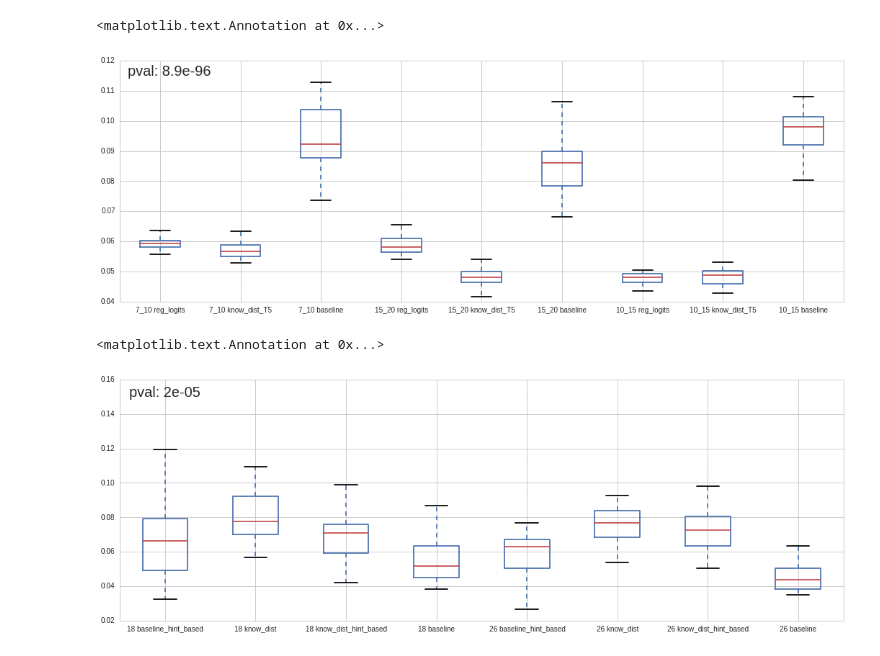
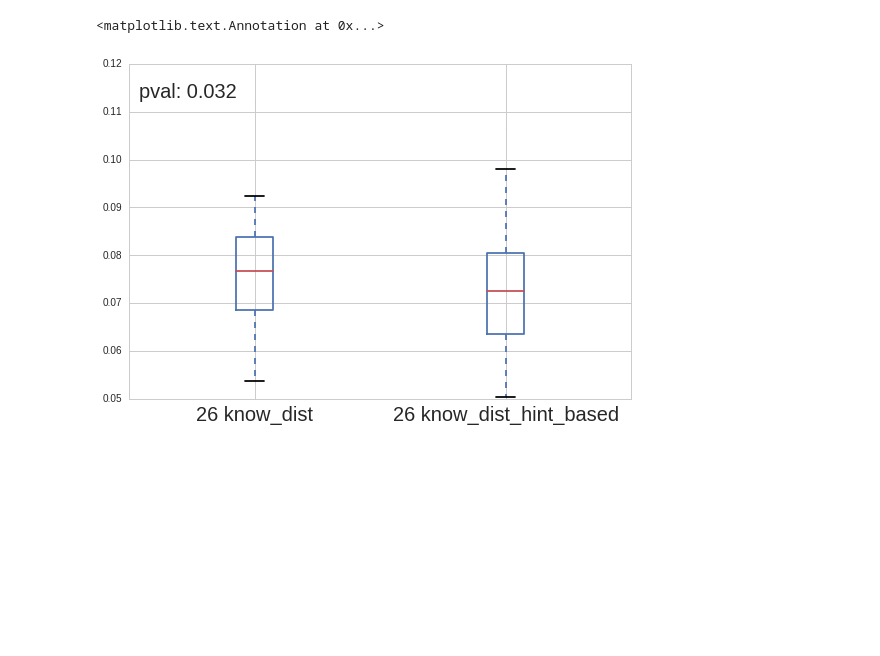
Before and after one commit to dmancevo/CompressingDeepConvNets, a Jupyter notebook: Plots/Statistical Analysis (err logs).ipynb, the cells around one changed output. Drawn from its saved outputs; the diff is of its cells as text; code cells hidden in the pictures; blank space fills up the shorter version.

```diff
--- a/Plots/Statistical Analysis (err logs).ipynb
+++ b/Plots/Statistical Analysis (err logs).ipynb
@@ -92,0 +156,18 @@ ax.annotate('pval: {0:.2g}'.format(p_val), (0.6,0.33), fontsize=20)
+# %%
+plt.rcParams['figure.figsize'] = (9, 6)
+
+reg  = re.compile(r'Top_Down student_2 (26 \w+).*')
+reg2 = re.compile(r'Top_Down student_2 \d\d \w+hint_based$.*')
+#reg2 = re.compile(r'Top_Down student_2 \d\d know_dist$.*')
+reg3 = re.compile(r'Top_Down student_2 \d\d baseline_hint_based')
+
+df1 = df[[col for col in df.columns if reg.match(col) and not reg2.match(col) and not reg3.match(col)]].copy()
+df1.columns = [reg.match(col).group(1) for col in df1.columns]
+
+from scipy.stats import kruskal
+statistic, p_val = kruskal(*[df1[col] for col in df1.columns])
+
+
+ax = df1.iloc[80:].boxplot(fontsize=20)
+
+ax.annotate('pval: {0:.2g}'.format(p_val), (0.02,0.9), xycoords='axes fraction', fontsize=20)
@@ -93,30 +177,20 @@ ax.annotate('pval: {0:.2g}'.format(p_val), (0.6,0.33), fontsize=20)
 # %%
-reg = re.compile(r'Top_Down student_1 (\w+ \w+).*')
+plt.rcParams['figure.figsize'] = (9, 6)
 
-df1 = df[[col for col in df.columns if reg.match(col)]].copy()
+reg  = re.compile(r'Top_Down student_2 (26 \w+).*')
+reg2 = re.compile(r'Top_Down student_2 \d\d baseline$.*')
+reg3 = re.compile(r'Top_Down student_2 \d\d baseline_hint_based')
+
+df1 = df[[col for col in df.columns if reg.match(col) and not reg2.match(col) and not reg3.match(col)]].copy()
 df1.columns = [reg.match(col).group(1) for col in df1.columns]
 
-from scipy.stats import f_oneway
-f_score, p_val = f_oneway(*[df1[col] for col in df1.columns])
+from scipy.stats import kruskal
+statistic, p_val = kruskal(*[df1[col] for col in df1.columns])
 
-ax = df1.iloc[80:].boxplot()
 
-ax.annotate('pval: {0:.2g}'.format(p_val), (0.6,0.115), fontsize=20)
+ax = df1.iloc[80:].boxplot(fontsize=20)
+
+ax.annotate('pval: {0:.2g}'.format(p_val), (0.02,0.9), xycoords='axes fraction', fontsize=20)
 # %% [output]
 <matplotlib.text.Annotation at 0x...>
-[figure, old version]
+[figure, new version]
-# %%
-reg = re.compile(r'Top_Down student_2 (\w+ \w+).*')
-
-df1 = df[[col for col in df.columns if reg.match(col)]].copy()
-df1.columns = [reg.match(col).group(1) for col in df1.columns]
-
-from scipy.stats import f_oneway
-f_score, p_val = f_oneway(*[df1[col] for col in df1.columns])
-
-ax = df1.iloc[80:].boxplot()
-
-ax.annotate('pval: {0:.2g}'.format(p_val), (0.6,0.15), fontsize=20)
-# %% [output]
-<matplotlib.text.Annotation at 0x...>
-[figure, removed]
```
Also changed, not shown: parts of 6 cells of this notebook, 33 other files.
